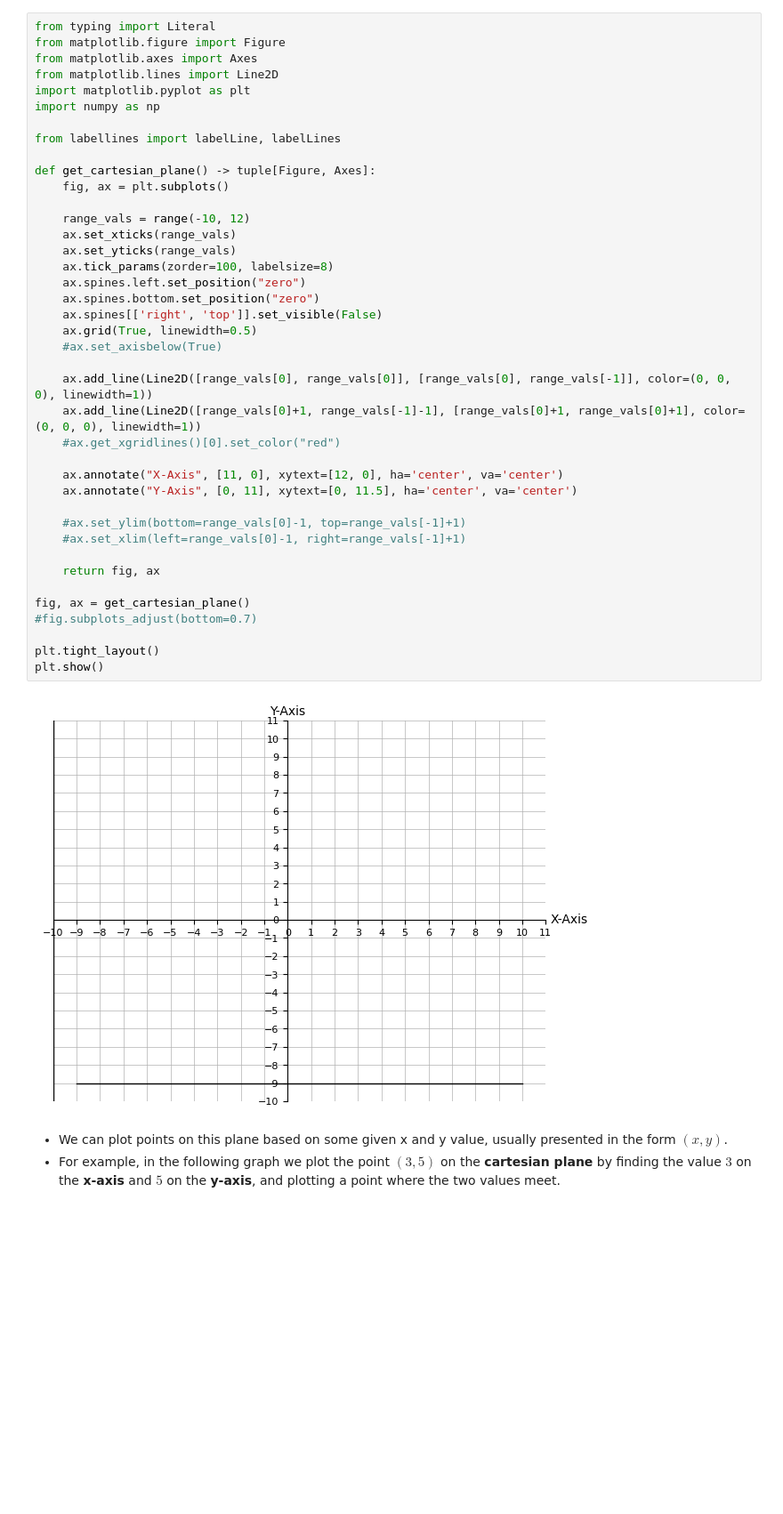
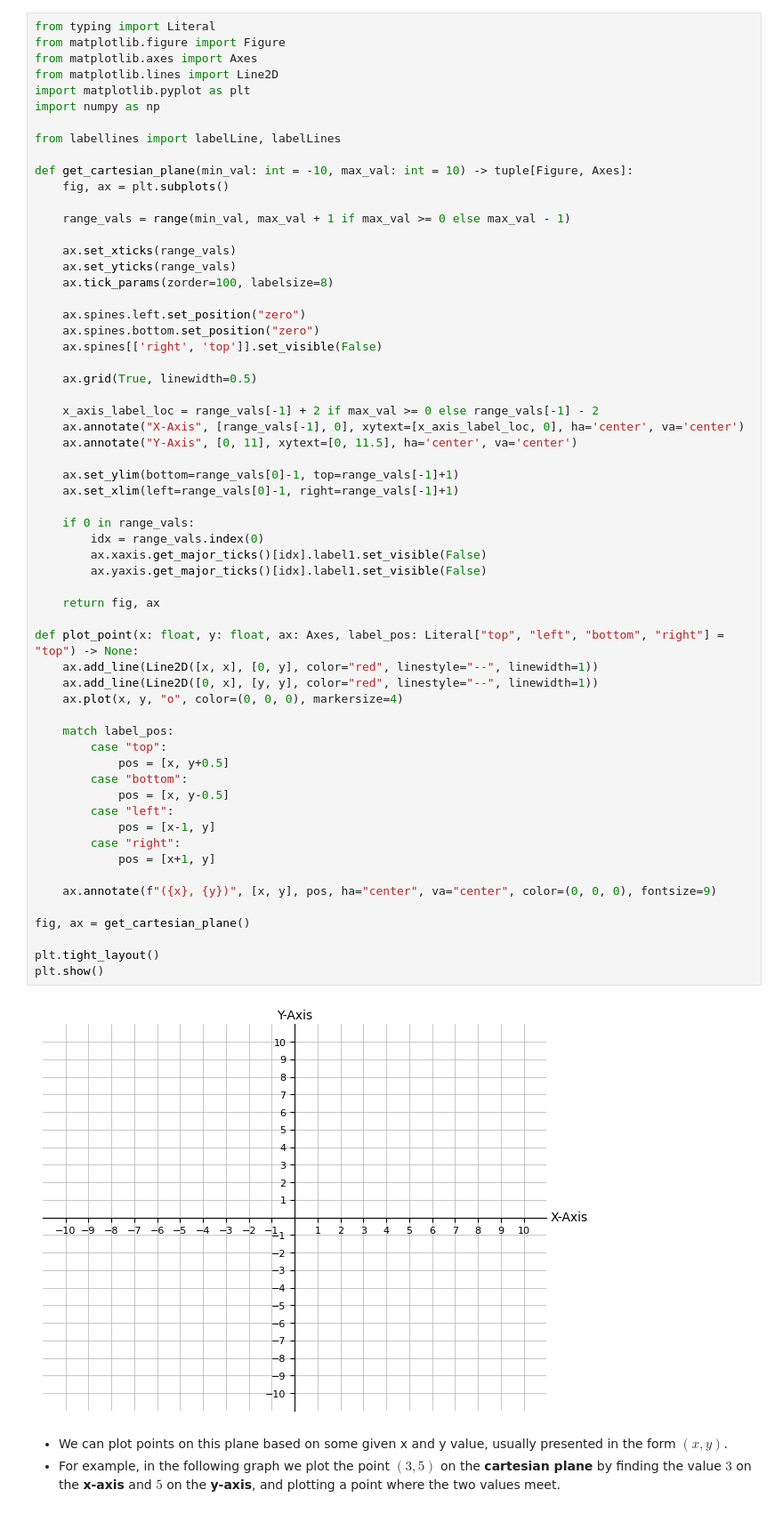
Before and after one commit to jdglaser/dsa-studying, a Jupyter notebook: big-o-notation.ipynb, the cells around one changed output. Shown at 89% size. Saved outputs shown, nothing was run; the diff lists cells and outputs as text; blank space fills up the shorter version.

```diff
--- a/big-o-notation.ipynb
+++ b/big-o-notation.ipynb
@@ -46,45 +29,65 @@ def plot_point(x: float, y: float, ax: Axes, label_pos: Literal["top", "left", "
 # %%
 from typing import Literal
 from matplotlib.figure import Figure
 from matplotlib.axes import Axes
 from matplotlib.lines import Line2D
 import matplotlib.pyplot as plt
 import numpy as np
 
 from labellines import labelLine, labelLines
 
-def get_cartesian_plane() -> tuple[Figure, Axes]:
+def get_cartesian_plane(min_val: int = -10, max_val: int = 10) -> tuple[Figure, Axes]:
     fig, ax = plt.subplots()
 
-    range_vals = range(-10, 12)
+    range_vals = range(min_val, max_val + 1 if max_val >= 0 else max_val - 1)
+
     ax.set_xticks(range_vals)
     ax.set_yticks(range_vals)
     ax.tick_params(zorder=100, labelsize=8)
+
     ax.spines.left.set_position("zero")
     ax.spines.bottom.set_position("zero")
     ax.spines[['right', 'top']].set_visible(False)
+
     ax.grid(True, linewidth=0.5)
-    #ax.set_axisbelow(True)
 
-    ax.add_line(Line2D([range_vals[0], range_vals[0]], [range_vals[0], range_vals[-1]], color=(0, 0, 0), linewidth=1))
-    ax.add_line(Line2D([range_vals[0]+1, range_vals[-1]-1], [range_vals[0]+1, range_vals[0]+1], color=(0, 0, 0), linewidth=1))
-    #ax.get_xgridlines()[0].set_color("red")
-
-    ax.annotate("X-Axis", [11, 0], xytext=[12, 0], ha='center', va='center')
+    x_axis_label_loc = range_vals[-1] + 2 if max_val >= 0 else range_vals[-1] - 2
+    ax.annotate("X-Axis", [range_vals[-1], 0], xytext=[x_axis_label_loc, 0], ha='center', va='center')
     ax.annotate("Y-Axis", [0, 11], xytext=[0, 11.5], ha='center', va='center')
 
-    #ax.set_ylim(bottom=range_vals[0]-1, top=range_vals[-1]+1)
-    #ax.set_xlim(left=range_vals[0]-1, right=range_vals[-1]+1)
+    ax.set_ylim(bottom=range_vals[0]-1, top=range_vals[-1]+1)
+    ax.set_xlim(left=range_vals[0]-1, right=range_vals[-1]+1)
+
+    if 0 in range_vals:
+        idx = range_vals.index(0)
+        ax.xaxis.get_major_ticks()[idx].label1.set_visible(False)
+        ax.yaxis.get_major_ticks()[idx].label1.set_visible(False)
 
     return fig, ax
 
+def plot_point(x: float, y: float, ax: Axes, label_pos: Literal["top", "left", "bottom", "right"] = "top") -> None:
+    ax.add_line(Line2D([x, x], [0, y], color="red", linestyle="--", linewidth=1))
+    ax.add_line(Line2D([0, x], [y, y], color="red", linestyle="--", linewidth=1))
+    ax.plot(x, y, "o", color=(0, 0, 0), markersize=4)
+
+    match label_pos:
+        case "top":
+            pos = [x, y+0.5]
+        case "bottom":
+            pos = [x, y-0.5]
+        case "left":
+            pos = [x-1, y]
+        case "right":
+            pos = [x+1, y]
+
+    ax.annotate(f"({x}, {y})", [x, y], pos, ha="center", va="center", color=(0, 0, 0), fontsize=9)
+
 fig, ax = get_cartesian_plane()
-#fig.subplots_adjust(bottom=0.7)
 
 plt.tight_layout()
 plt.show()
 # %% [output]
-[figure, old version]
+[figure, new version]
 # %% [markdown]
 + We can plot points on this plane based on some given x and y value, usually presented in the form $(x, y)$.
 + For example, in the following graph we plot the point $(3, 5)$ on the **cartesian plane** by finding the value $3$ on the **x-axis** and $5$ on the **y-axis**, and plotting a point where the two values meet.
```
Also changed, not shown: parts of 4 cells of this notebook.
